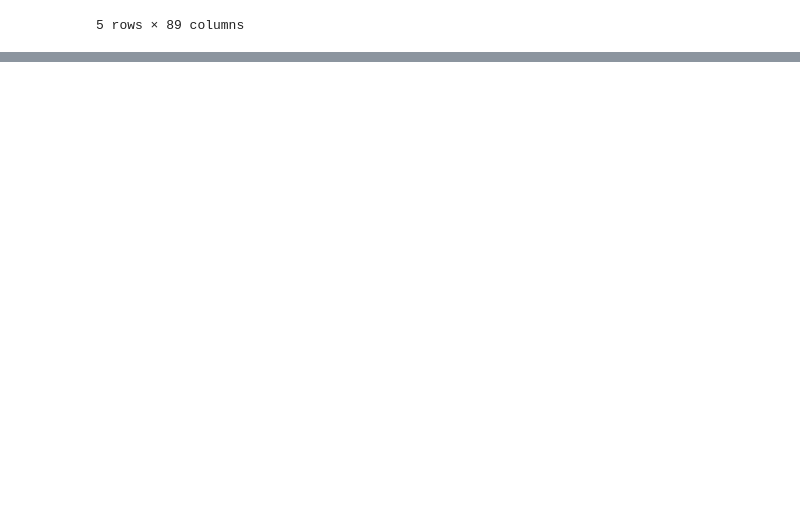
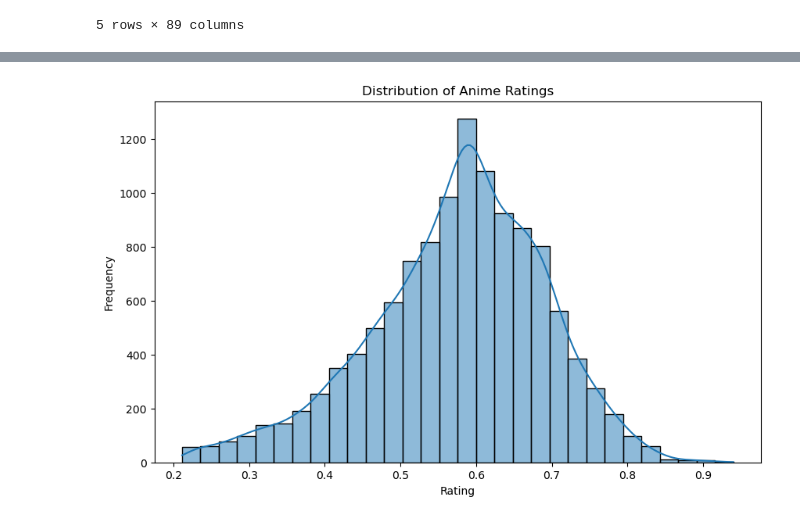
Before and after one commit to MoteneJan/JB1_2401FTDS, a Jupyter notebook: JB1_2401FTDS.ipynb, the cells around one changed output, grey strips where cells are left out. Cells and saved outputs as stored; diff of their text form; code cells hidden in the pictures; blank space fills up the shorter version.

```diff
--- a/JB1_2401FTDS.ipynb
+++ b/JB1_2401FTDS.ipynb
@@ -320,0 +325,11 @@ cleaned_anime_df.head()
+# %%
+# Import necessary libraries
+import pandas as pd
+import matplotlib.pyplot as plt
+import seaborn as sns
+
+# Load the data
+anime_df = cleaned_anime_df.copy()
+
+# Preview the first few rows of the dataset
+anime_df.head()
@@ -320,0 +395,10 @@ cleaned_anime_df.head()
+# %%
+# Distribution of ratings
+plt.figure(figsize=(10, 6))
+sns.histplot(anime_df['rating'], bins=30, kde=True)
+plt.title('Distribution of Anime Ratings')
+plt.xlabel('Rating')
+plt.ylabel('Frequency')
+plt.show()
+# %% [output]
+[figure, added]
```
Also changed, not shown: parts of 15 cells of this notebook.
